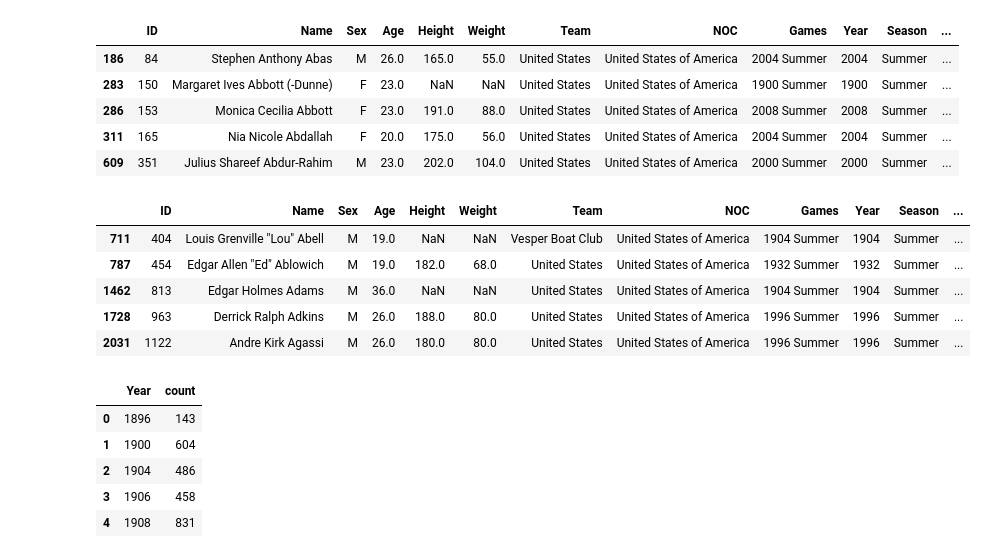
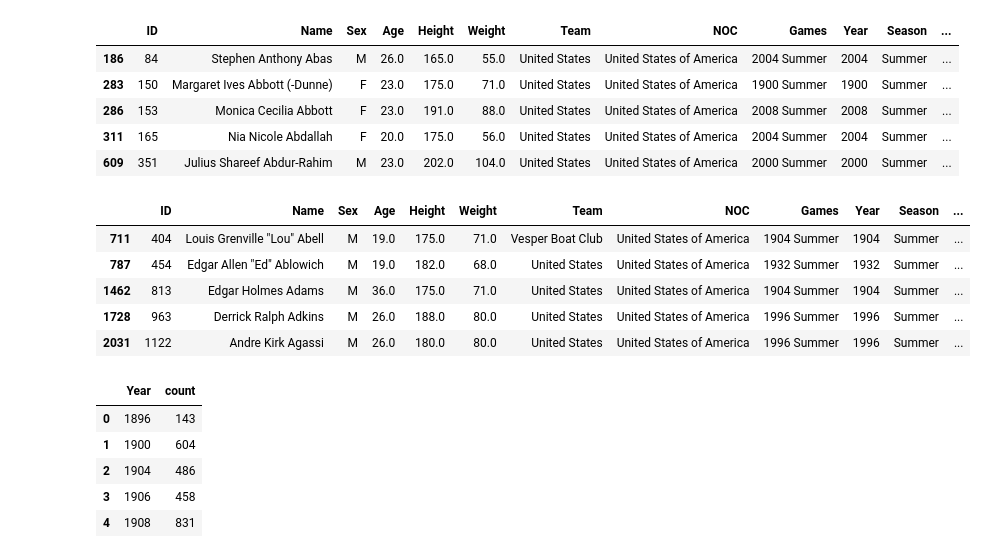
Before and after one commit to soumyaranjanswaincan/Olympic-Data-Analysis, a Jupyter notebook: Olympic Data Analysis/country_performance.ipynb, the cells around one changed output. Cells and saved outputs as stored; diff of their text form; code cells hidden in the pictures.

```diff
--- a/Olympic Data Analysis/country_performance.ipynb
+++ b/Olympic Data Analysis/country_performance.ipynb
@@ -10,8 +10,8 @@ from scipy.stats import linregress
 from datetime import datetime
 from ipywidgets import interact
 # %%
-# Load olympic data in csv
-athelete_df = pd.read_csv("Raw Data/athlete_events.csv")
+# Load in csv
+athelete_df = pd.read_csv("Clean_data.csv")
 athelete_df.head()
 # %% [output]
 |  | ID | Name | Sex | Age | Height | Weight | Team | NOC | Games | Year | Season | ... |
@@ -147,4 +23,4 @@ athelete_merged_df.to_csv('Merged_data.csv', index=False)
 # %%
 # Medal Winners for Summer games
-athelete_merged_df = athelete_merged_df[(athelete_merged_df['Medal']!='DNW') & (athelete_merged_df['Season']=='Summer')]
+athelete_df = athelete_df[(athelete_df['Medal']!='DNW') & (athelete_df['Season']=='Summer')]
 # %%
@@ -158,24 +34,24 @@ athelete_merged_df.head(5)
 | 42 | 17 | Paavo Johannes Aaltonen | M | 28.0 | 175.0 | 64.0 | Finland | FIN | 1948 Summer | 1948 | Summer | ... |
 # %%
 # performance of USA
-USA_df = athelete_merged_df[athelete_merged_df['region'] =='United States of America']
+USA_df = athelete_df[athelete_df['region'] =='United States of America']
 USA_df.head()
 # %% [output]
 |  | ID | Name | Sex | Age | Height | Weight | Team | NOC | Games | Year | Season | ... |
 | 186 | 84 | Stephen Anthony Abas | M | 26.0 | 165.0 | 55.0 | United States | United States of America | 2004 Summer | 2004 | Summer | ... |
-| 283 | 150 | Margaret Ives Abbott (-Dunne) | F | 23.0 | NaN | NaN | United States | United States of America | 1900 Summer | 1900 | Summer | ... |
+| 283 | 150 | Margaret Ives Abbott (-Dunne) | F | 23.0 | 175.0 | 71.0 | United States | United States of America | 1900 Summer | 1900 | Summer | ... |
 | 286 | 153 | Monica Cecilia Abbott | F | 23.0 | 191.0 | 88.0 | United States | United States of America | 2008 Summer | 2008 | Summer | ... |
 | 311 | 165 | Nia Nicole Abdallah | F | 20.0 | 175.0 | 56.0 | United States | United States of America | 2004 Summer | 2004 | Summer | ... |
 | 609 | 351 | Julius Shareef Abdur-Rahim | M | 23.0 | 202.0 | 104.0 | United States | United States of America | 2000 Summer | 2000 | Summer | ... |
 # %%
 # USA as host
-USA_host_df = athelete_merged_df[(athelete_merged_df['region'] =='United States of America') & (athelete_merged_df['Host_Country'] =='United States of America')]
+USA_host_df = athelete_df[(athelete_df['region'] =='United States of America') & (athelete_df['Host_Country'] =='United States of America')]
 USA_host_df.head()
 # %% [output]
 |  | ID | Name | Sex | Age | Height | Weight | Team | NOC | Games | Year | Season | ... |
-| 711 | 404 | Louis Grenville "Lou" Abell | M | 19.0 | NaN | NaN | Vesper Boat Club | United States of America | 1904 Summer | 1904 | Summer | ... |
+| 711 | 404 | Louis Grenville "Lou" Abell | M | 19.0 | 175.0 | 71.0 | Vesper Boat Club | United States of America | 1904 Summer | 1904 | Summer | ... |
 | 787 | 454 | Edgar Allen "Ed" Ablowich | M | 19.0 | 182.0 | 68.0 | United States | United States of America | 1932 Summer | 1932 | Summer | ... |
-| 1462 | 813 | Edgar Holmes Adams | M | 36.0 | NaN | NaN | United States | United States of America | 1904 Summer | 1904 | Summer | ... |
+| 1462 | 813 | Edgar Holmes Adams | M | 36.0 | 175.0 | 71.0 | United States | United States of America | 1904 Summer | 1904 | Summer | ... |
 | 1728 | 963 | Derrick Ralph Adkins | M | 26.0 | 188.0 | 80.0 | United States | United States of America | 1996 Summer | 1996 | Summer | ... |
 | 2031 | 1122 | Andre Kirk Agassi | M | 26.0 | 180.0 | 80.0 | United States | United States of America | 1996 Summer | 1996 | Summer | ... |
 # %%
```
Also changed, not shown: parts of 13 cells of this notebook, 5 other files.
